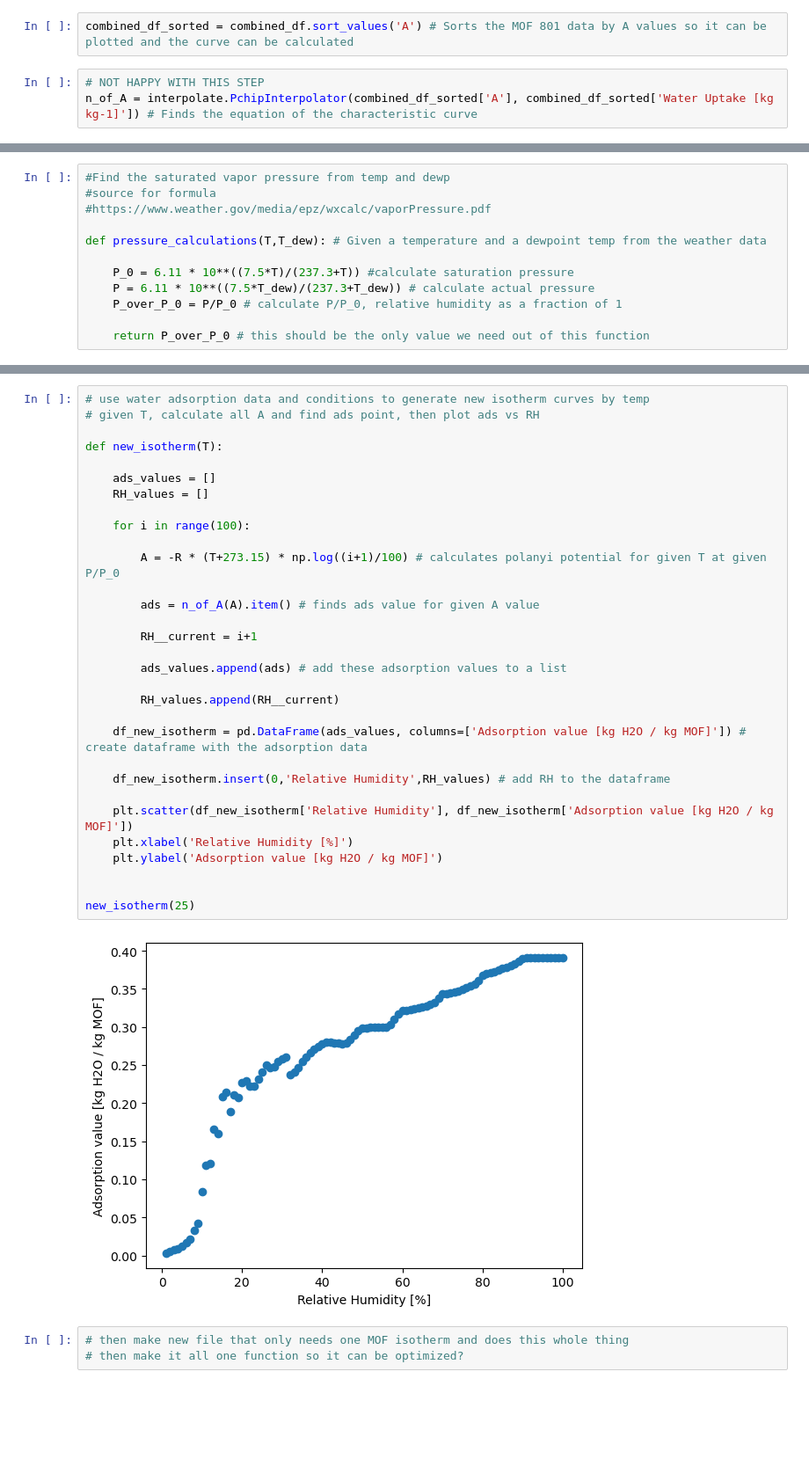
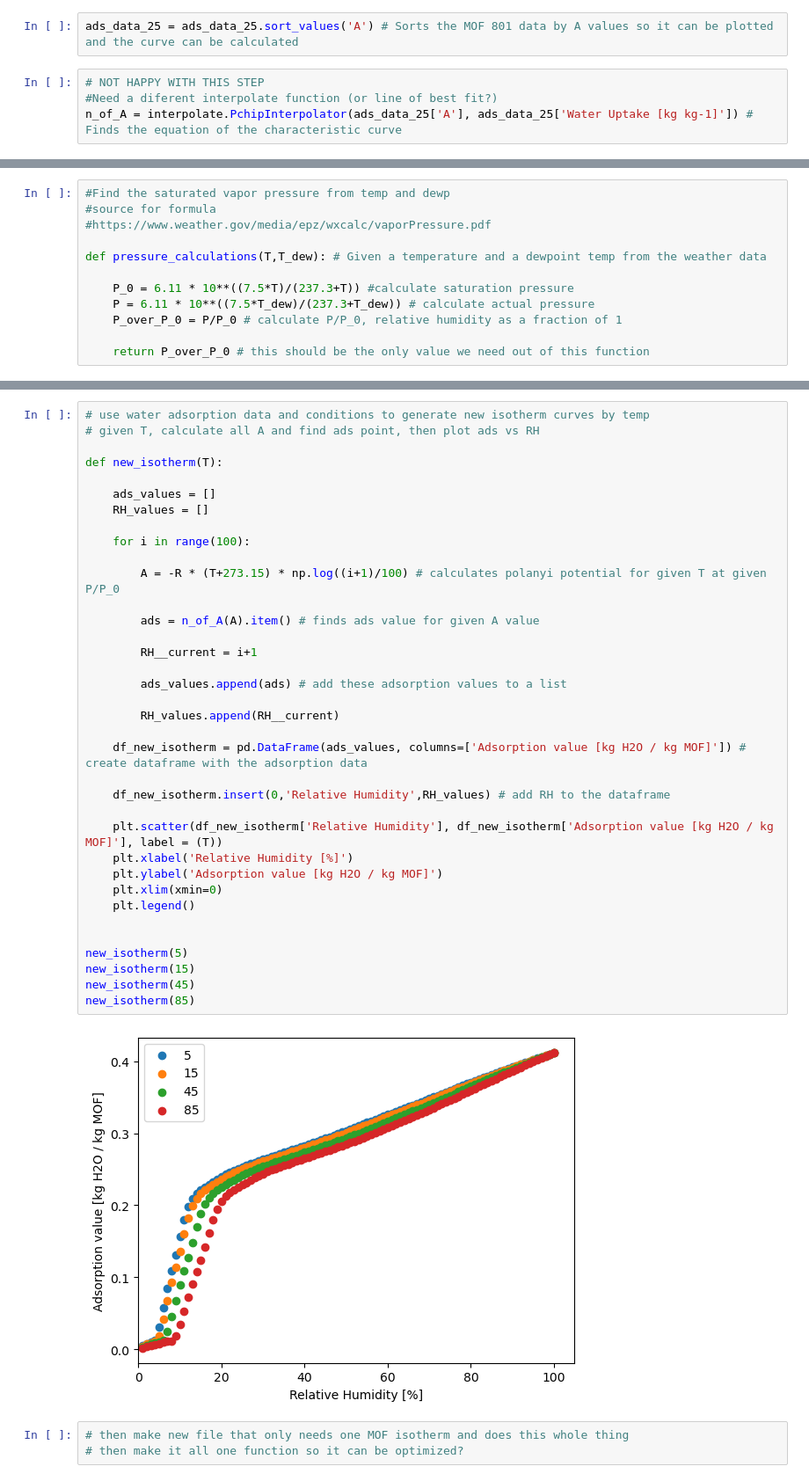
Before and after one commit to SimonEnsemble/water_harvesting, a Jupyter notebook: Skeleton.ipynb, the cells around one changed output, grey strips where cells are left out. Shown at 88% size. Cells and saved outputs as stored; diff of their text form; blank space fills up the shorter version.

Commit message:
Working isotherm recreation

```diff
--- a/Skeleton.ipynb
+++ b/Skeleton.ipynb
@@ -30,6 +30,7 @@ combined_df = pd.concat([ads_data_15, ads_data_25, ads_data_45, ads_data_65, ads
 # %%
-combined_df_sorted = combined_df.sort_values('A') # Sorts the MOF 801 data by A values so it can be plotted and the curve can be calculated
+ads_data_25 = ads_data_25.sort_values('A') # Sorts the MOF 801 data by A values so it can be plotted and the curve can be calculated
 # %%
 # NOT HAPPY WITH THIS STEP
-n_of_A = interpolate.PchipInterpolator(combined_df_sorted['A'], combined_df_sorted['Water Uptake [kg kg-1]']) # Finds the equation of the characteristic curve
+#Need a diferent interpolate function (or line of best fit?)
+n_of_A = interpolate.PchipInterpolator(ads_data_25['A'], ads_data_25['Water Uptake [kg kg-1]']) # Finds the equation of the characteristic curve
 # %%
@@ -94,36 +94,41 @@ def water_daily(week,kg_MOF): # find mass of water depending on weekly avg weath
 # %%
 # use water adsorption data and conditions to generate new isotherm curves by temp
 # given T, calculate all A and find ads point, then plot ads vs RH
 
 def new_isotherm(T):
 
     ads_values = []
     RH_values = []
 
     for i in range(100):
 
         A = -R * (T+273.15) * np.log((i+1)/100) # calculates polanyi potential for given T at given P/P_0
 
         ads = n_of_A(A).item() # finds ads value for given A value
 
         RH__current = i+1
 
         ads_values.append(ads) # add these adsorption values to a list
 
         RH_values.append(RH__current)
 
     df_new_isotherm = pd.DataFrame(ads_values, columns=['Adsorption value [kg H2O / kg MOF]']) # create dataframe with the adsorption data
 
     df_new_isotherm.insert(0,'Relative Humidity',RH_values) # add RH to the dataframe
 
-    plt.scatter(df_new_isotherm['Relative Humidity'], df_new_isotherm['Adsorption value [kg H2O / kg MOF]'])
+    plt.scatter(df_new_isotherm['Relative Humidity'], df_new_isotherm['Adsorption value [kg H2O / kg MOF]'], label = (T))
     plt.xlabel('Relative Humidity [%]')
     plt.ylabel('Adsorption value [kg H2O / kg MOF]')
+    plt.xlim(xmin=0)
+    plt.legend()
 
 
-new_isotherm(25)
+new_isotherm(5)
+new_isotherm(15)
+new_isotherm(45)
+new_isotherm(85)
 # %% [output]
-[figure, old version]
+[figure, new version]
 # %%
 # then make new file that only needs one MOF isotherm and does this whole thing
 # then make it all one function so it can be optimized?
```
Also changed, not shown: parts of 3 cells of this notebook, 1 other file.
